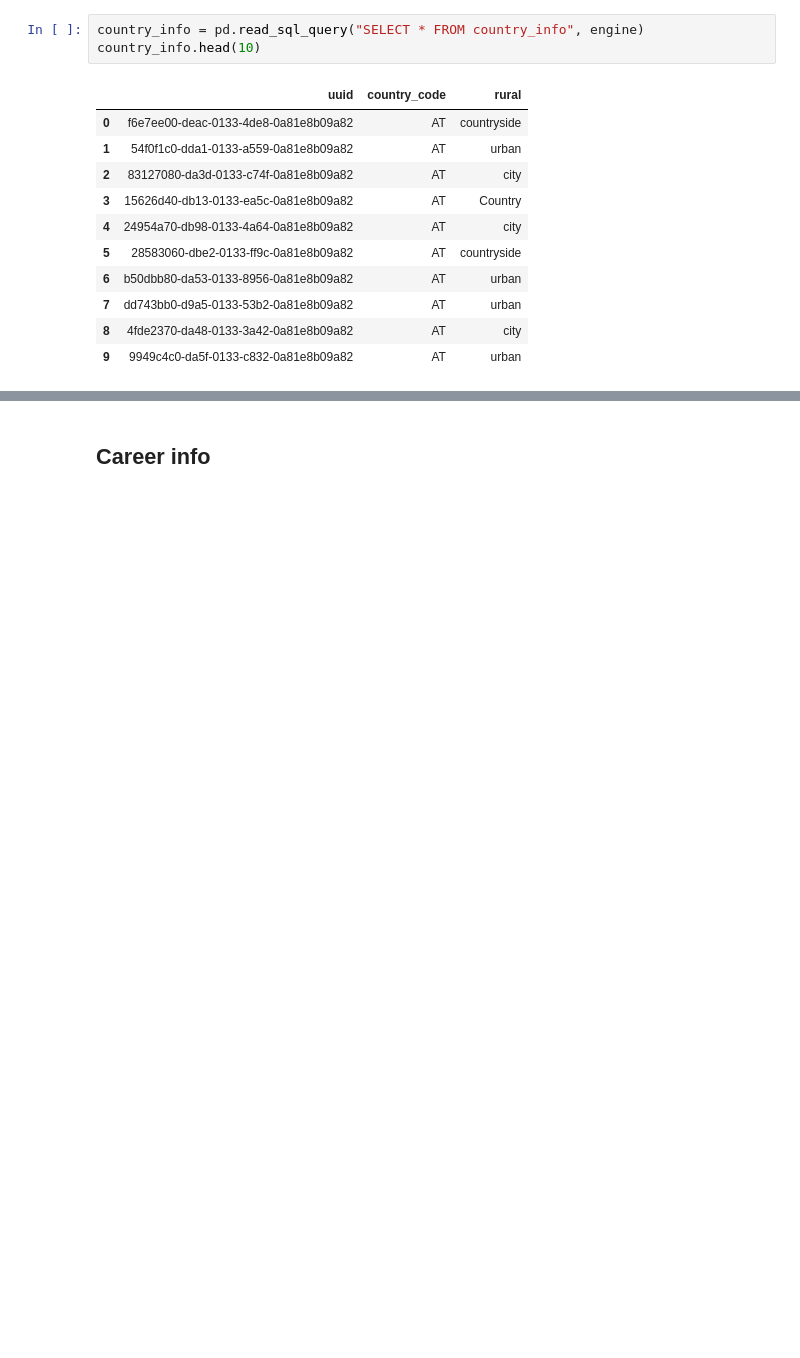
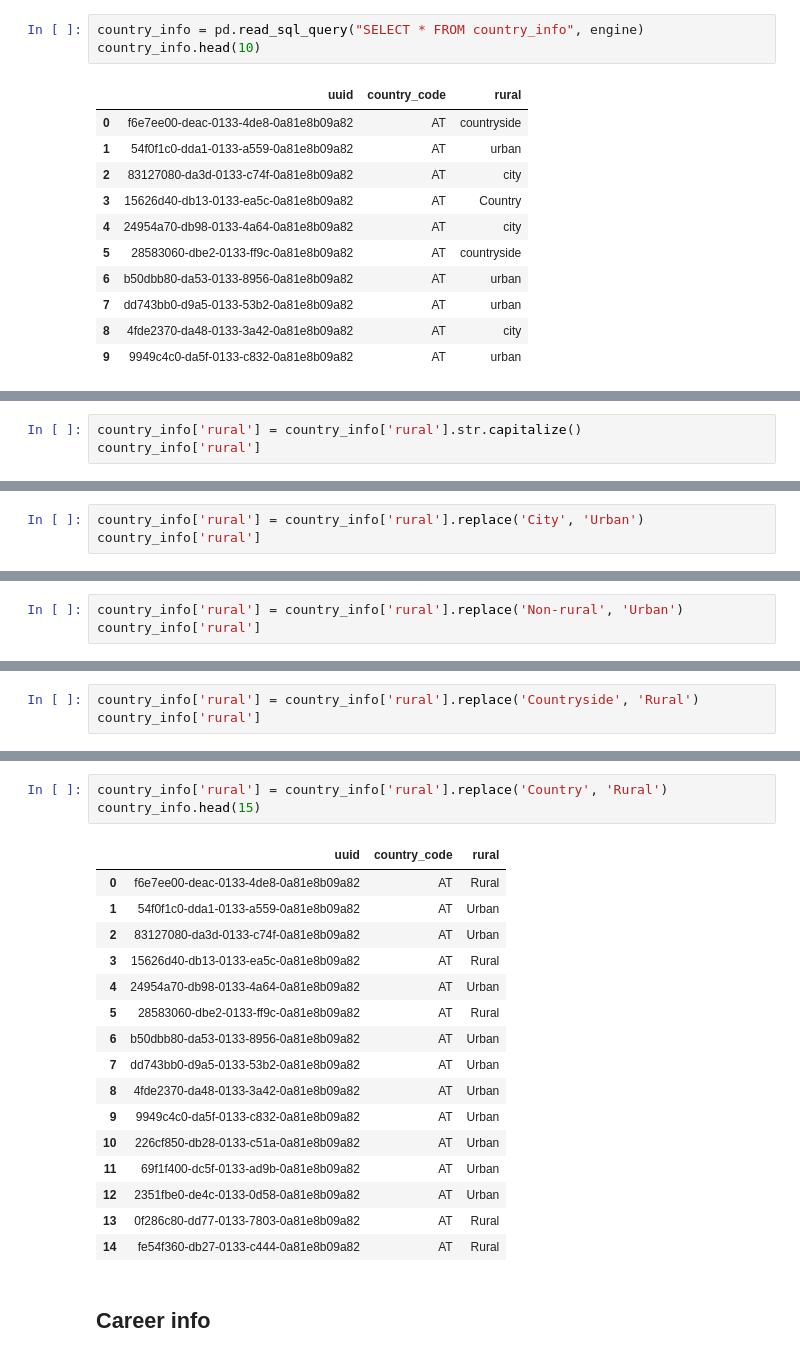
Before and after one commit to JaimeGarciaVel/ih_datamadpt1120_project_m1, a Jupyter notebook: your code/first_look.ipynb, the cells around one changed output, grey strips where cells are left out. Saved outputs shown, nothing was run; the diff lists cells and outputs as text; blank space fills up the shorter version.

```diff
--- a/your code/first_look.ipynb
+++ b/your code/first_look.ipynb
@@ -155,0 +210,3 @@ country_info.head(10)
+# %%
+country_info['rural'] = country_info['rural'].str.capitalize()
+country_info['rural']
@@ -155,0 +226,3 @@ country_info.head(10)
+# %%
+country_info['rural'] = country_info['rural'].replace('City', 'Urban')
+country_info['rural']
@@ -155,0 +242,3 @@ country_info.head(10)
+# %%
+country_info['rural'] = country_info['rural'].replace('Non-rural', 'Urban')
+country_info['rural']
@@ -155,0 +258,3 @@ country_info.head(10)
+# %%
+country_info['rural'] = country_info['rural'].replace('Countryside', 'Rural')
+country_info['rural']
@@ -156,3 +274,23 @@ country_info.head(10)
+# %%
+country_info['rural'] = country_info['rural'].replace('Country', 'Rural')
+country_info.head(15)
+# %% [output]
+|  | uuid | country_code | rural |
+| 0 | f6e7ee00-deac-0133-4de8-0a81e8b09a82 | AT | Rural |
+| 1 | 54f0f1c0-dda1-0133-a559-0a81e8b09a82 | AT | Urban |
+| 2 | 83127080-da3d-0133-c74f-0a81e8b09a82 | AT | Urban |
+| 3 | 15626d40-db13-0133-ea5c-0a81e8b09a82 | AT | Rural |
+| 4 | 24954a70-db98-0133-4a64-0a81e8b09a82 | AT | Urban |
+| 5 | 28583060-dbe2-0133-ff9c-0a81e8b09a82 | AT | Rural |
+| 6 | b50dbb80-da53-0133-8956-0a81e8b09a82 | AT | Urban |
+| 7 | dd743bb0-d9a5-0133-53b2-0a81e8b09a82 | AT | Urban |
+| 8 | 4fde2370-da48-0133-3a42-0a81e8b09a82 | AT | Urban |
+| 9 | 9949c4c0-da5f-0133-c832-0a81e8b09a82 | AT | Urban |
+| 10 | 226cf850-db28-0133-c51a-0a81e8b09a82 | AT | Urban |
+| 11 | 69f1f400-dc5f-0133-ad9b-0a81e8b09a82 | AT | Urban |
+| 12 | 2351fbe0-de4c-0133-0d58-0a81e8b09a82 | AT | Urban |
+| 13 | 0f286c80-dd77-0133-7803-0a81e8b09a82 | AT | Rural |
+| 14 | fe54f360-db27-0133-c444-0a81e8b09a82 | AT | Rural |
 # %% [markdown]
 ## Career info
 # %%
```
Also changed, not shown: parts of 10 cells of this notebook.
